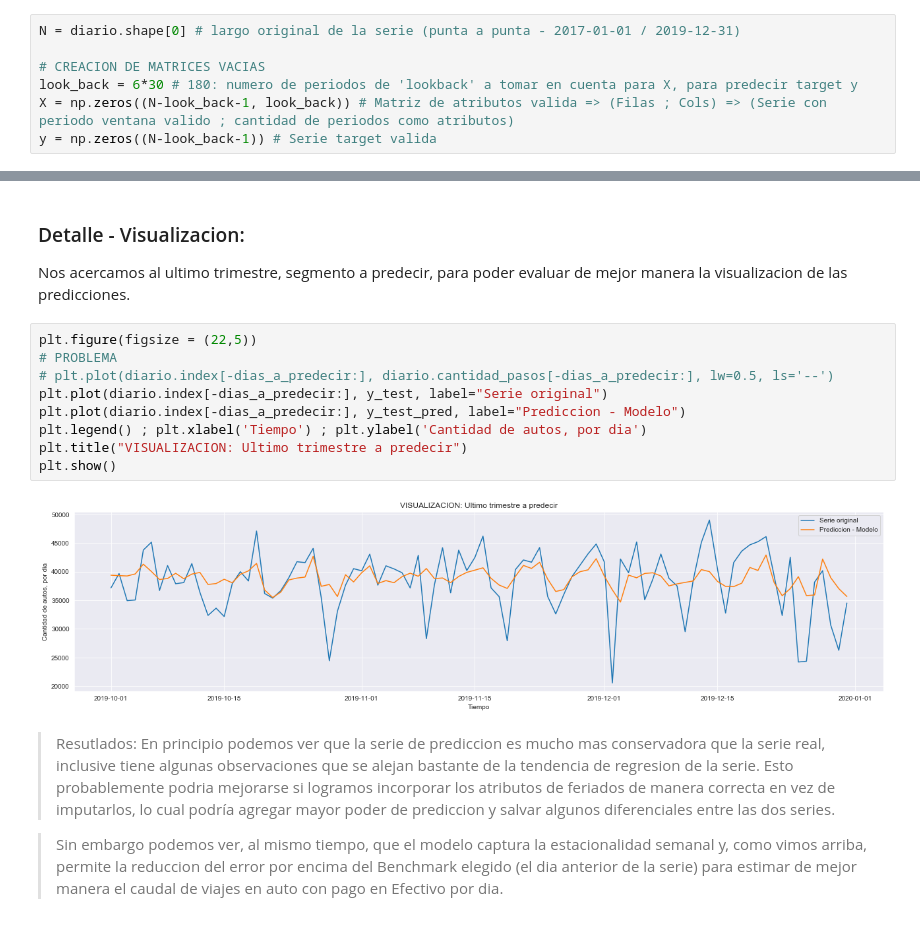
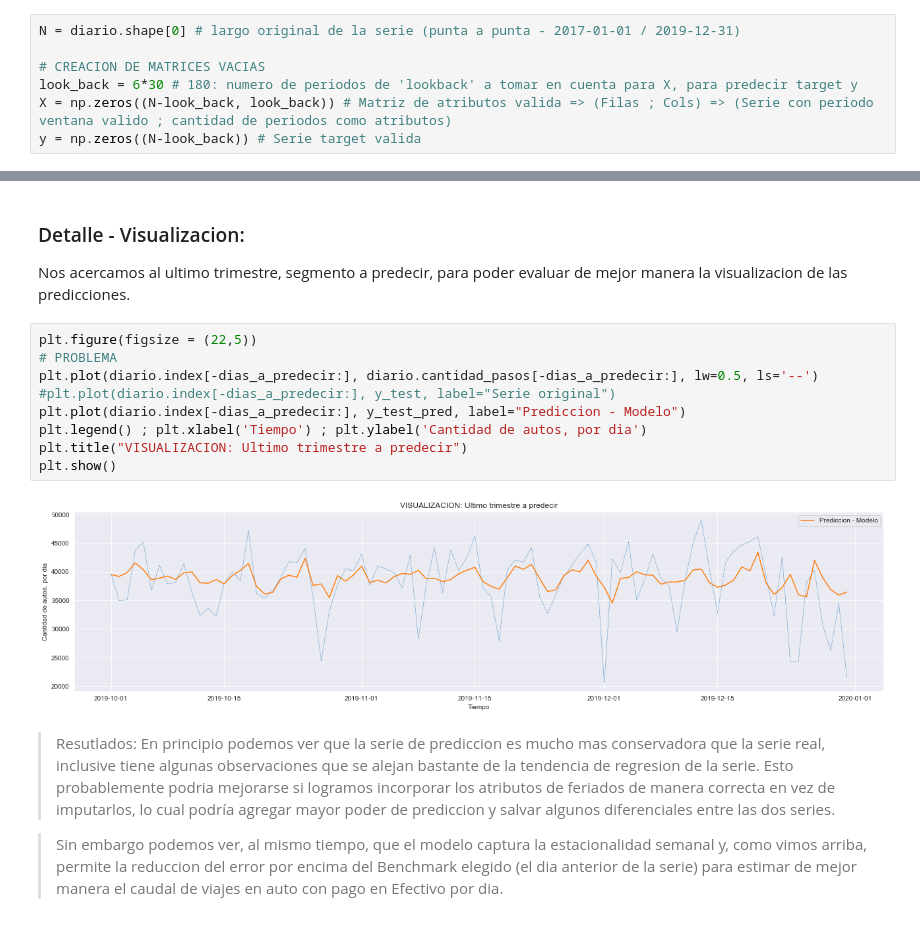
Before and after one commit to torres-federico-e/Acamica_proyecto_3, a Jupyter notebook: Proyecto 3 - Series de Tiempo.ipynb, the cells around one changed output, grey strips where cells are left out. Saved outputs shown, nothing was run; the diff lists cells and outputs as text.

Commit message:
Notebook: Correccion defasaje Acamica en Matriz X

```diff
--- a/Proyecto 3 - Series de Tiempo.ipynb
+++ b/Proyecto 3 - Series de Tiempo.ipynb
@@ -934,8 +937,8 @@ N = diario.shape[0] # largo original de la serie (punta a punta - 2017-01-01 / 2
 
 # CREACION DE MATRICES VACIAS
 look_back = 6*30 # 180: numero de periodos de 'lookback' a tomar en cuenta para X, para predecir target y
-X = np.zeros((N-look_back-1, look_back)) # Matriz de atributos valida => (Filas ; Cols) => (Serie con periodo ventana valido ; cantidad de periodos como atributos)
-y = np.zeros((N-look_back-1)) # Serie target valida
+X = np.zeros((N-look_back, look_back)) # Matriz de atributos valida => (Filas ; Cols) => (Serie con periodo ventana valido ; cantidad de periodos como atributos)
+y = np.zeros((N-look_back)) # Serie target valida
 # %% [markdown]
 #### Llenado de las Estructuras Manuales
 Una vez creadas las matrices vacias y serie target con las dimensiones que necesitamos, procedemos a insertar los datos:
@@ -1267,14 +1270,14 @@ Nos acercamos al ultimo trimestre, segmento a predecir, para poder evaluar de me
 # %%
 plt.figure(figsize = (22,5))
 # PROBLEMA
-# plt.plot(diario.index[-dias_a_predecir:], diario.cantidad_pasos[-dias_a_predecir:], lw=0.5, ls='--')
-plt.plot(diario.index[-dias_a_predecir:], y_test, label="Serie original")
+plt.plot(diario.index[-dias_a_predecir:], diario.cantidad_pasos[-dias_a_predecir:], lw=0.5, ls='--')
+#plt.plot(diario.index[-dias_a_predecir:], y_test, label="Serie original")
 plt.plot(diario.index[-dias_a_predecir:], y_test_pred, label="Prediccion - Modelo")
 plt.legend() ; plt.xlabel('Tiempo') ; plt.ylabel('Cantidad de autos, por dia')
 plt.title("VISUALIZACION: Ultimo trimestre a predecir")
 plt.show()
 # %% [output]
-[figure, old version]
+[figure, new version]
 # %% [markdown]
 > Resutlados: En principio podemos ver que la serie de prediccion es mucho mas conservadora que la serie real, inclusive tiene algunas observaciones que se alejan bastante de la tendencia de regresion de la serie. Esto probablemente podria mejorarse si logramos incorporar los atributos de feriados de manera correcta en vez de imputarlos, lo cual podría agregar mayor poder de prediccion y salvar algunos diferenciales entre las dos series.
 
```
Also changed, not shown: parts of 21 cells of this notebook, 1 other file.
